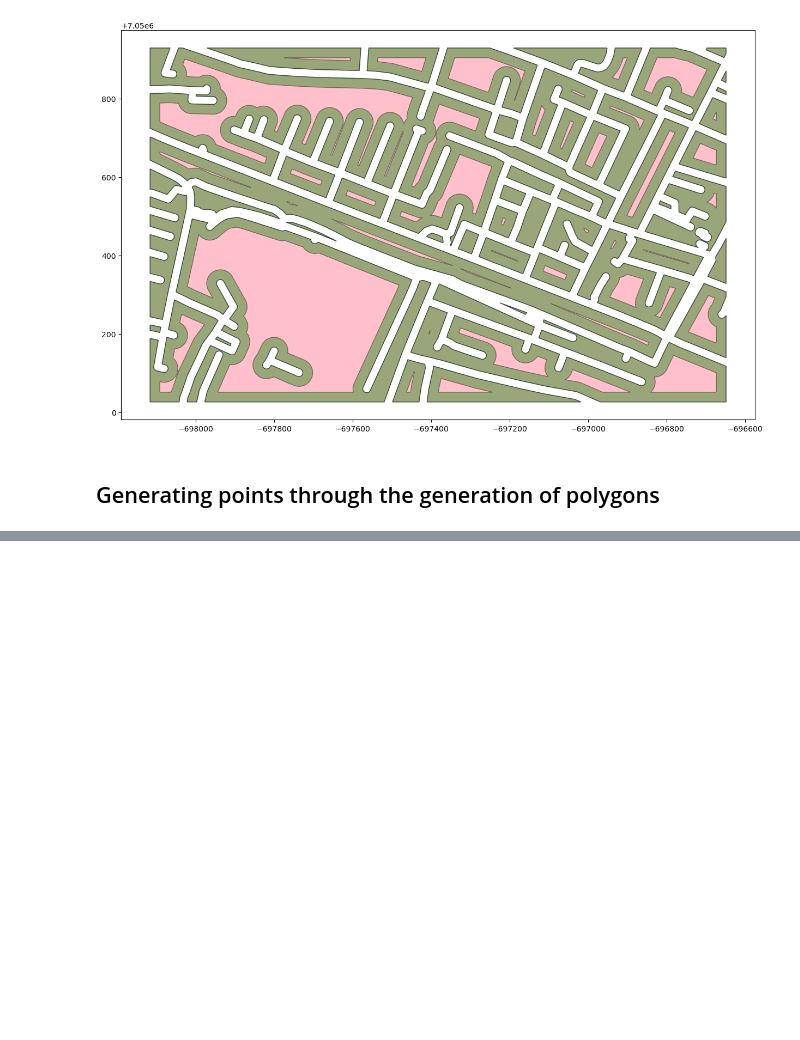
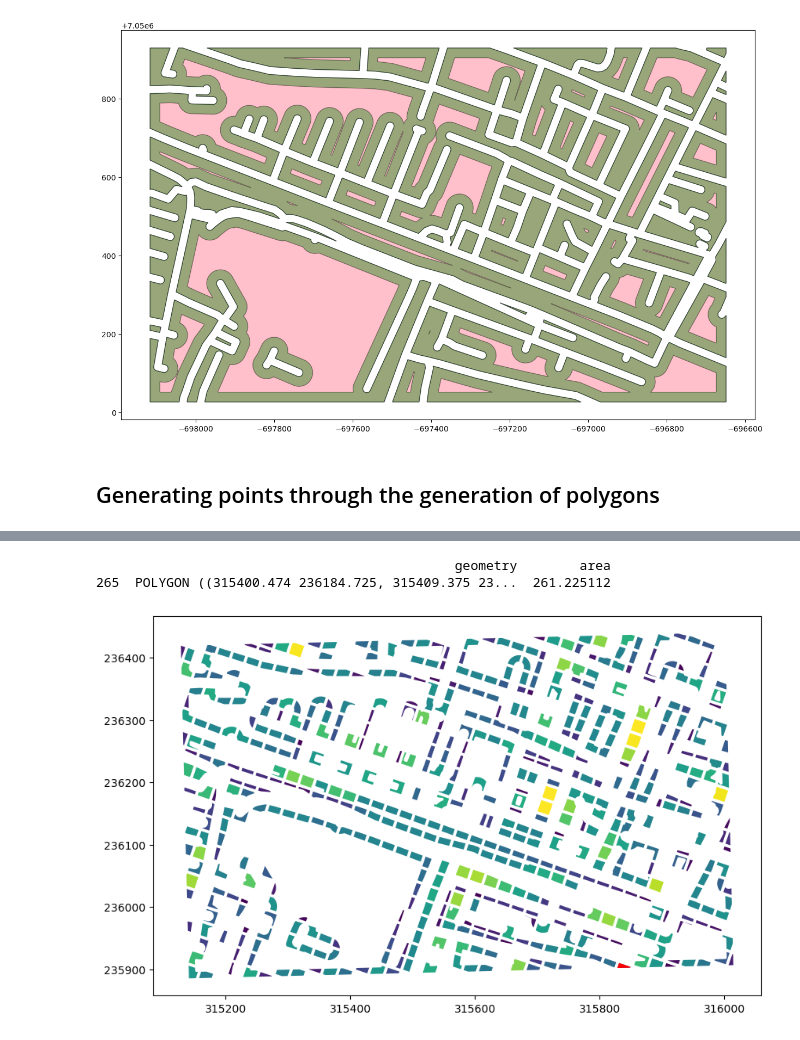
Before and after one commit to paddeaux/radian, a Jupyter notebook: radian_additions.ipynb, the cells around one changed output, grey strips where cells are left out. Drawn from its saved outputs; the diff is of its cells as text; code cells hidden in the pictures; blank space fills up the shorter version.

```diff
--- a/radian_additions.ipynb
+++ b/radian_additions.ipynb
@@ -304,7 +304,7 @@ def multi_to_poly(multipoly):
     return gpd.GeoDataFrame(pd.DataFrame(polygons, columns=['geometry']), geometry='geometry')
 
 def gdf_multi_to_poly(gdf):
-    gdf_out = gpd.GeoDataFrame(pd.DataFrame([], columns=['geometry']),geometry='geometry')
+    gdf_out = gpd.GeoDataFrame(pd.DataFrame([], columns=['geometry']),geometry='geometry', crs=gdf.crs)
     for i in range(gdf.shape[0]):
         if isinstance(gdf['geometry'][i], shapely.geometry.multipolygon.MultiPolygon):
             gdf_out = pd.concat([gdf_out, multi_to_poly(gdf['geometry'][i])],ignore_index=True)
@@ -552,0 +553,18 @@ building_points_jitter.sample(int(len(building_points_jitter) * 0.6)).plot(ax=ax
+# %%
+gdf = gpd.read_file("geojson_polygons/whitworth_fake_buildings.geojson").to_crs(29902)
+gdf['area'] = gdf.geometry.area
+
+fig, ax = plt.subplots(1,1,figsize=(10,8))
+
+gdf = gdf_multi_to_poly(gdf)
+
+gdf[gdf['area'] > 50].plot(ax=ax, column='area')
+gdf[gdf['area'] > 50].iloc[[41]].plot(ax=ax, color='red')
+
+
+
+print(gdf[gdf['area'] > 200].iloc[[41]])
+# %% [output]
+                                              geometry        area
+265  POLYGON ((315400.474 236184.725, 315409.375 23...  261.225112
+[figure, added]
```
Also changed, not shown: parts of 4 cells of this notebook.
